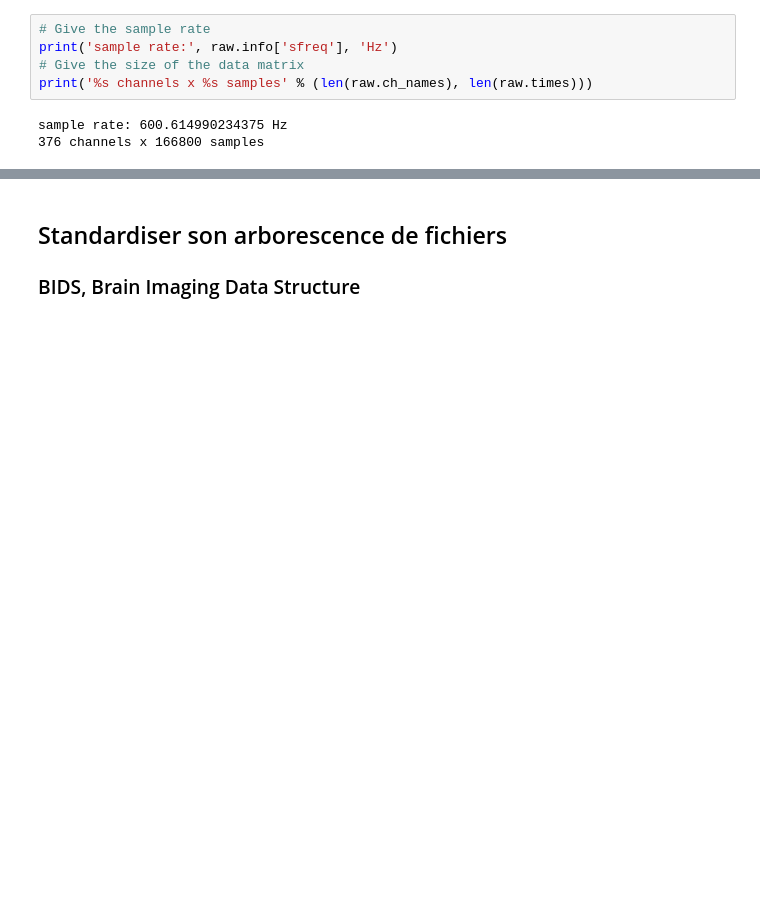
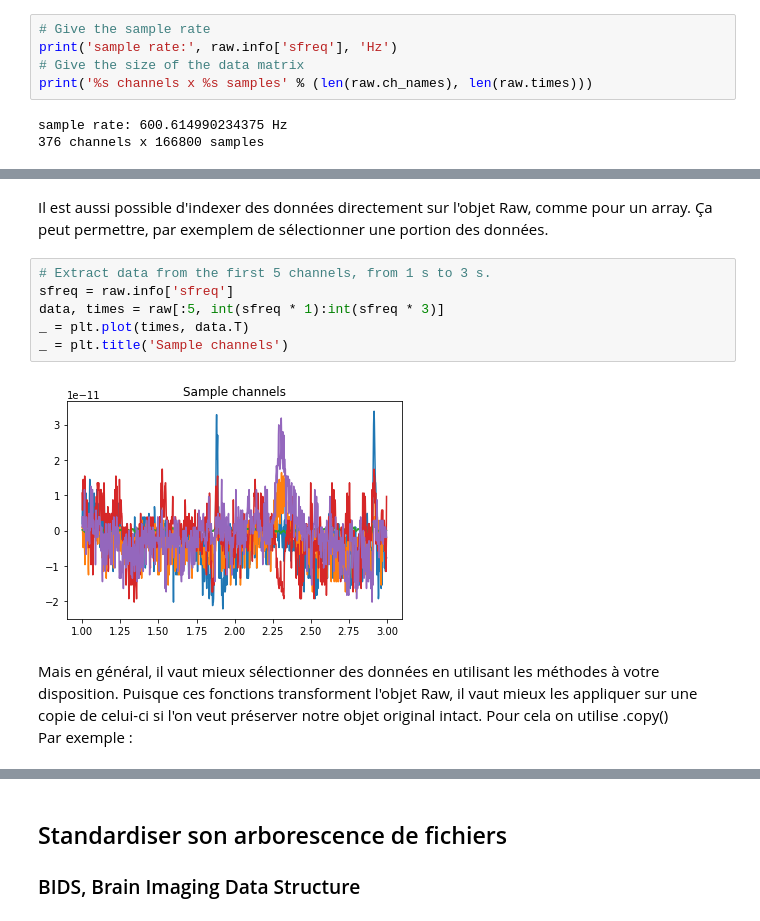
Before and after one commit to hyruuk/PSY2008A2021, a Jupyter notebook: AP1 - Manipulation de données électrophysiologiques dans MNE-Python.ipynb, the cells around one changed output, grey strips where cells are left out. Drawn from its saved outputs; the diff is of its cells as text; blank space fills up the shorter version.

```diff
--- a/AP1 - Manipulation de données électrophysiologiques dans MNE-Python.ipynb
+++ b/AP1 - Manipulation de données électrophysiologiques dans MNE-Python.ipynb
@@ -91,0 +134,13 @@ sample rate: 600.614990234375 Hz
+# %% [markdown]
+Il est aussi possible d'indexer des données directement sur l'objet Raw, comme pour un array. Ça peut permettre, par exemplem de sélectionner une portion des données.
+# %%
+# Extract data from the first 5 channels, from 1 s to 3 s.
+sfreq = raw.info['sfreq']
+data, times = raw[:5, int(sfreq * 1):int(sfreq * 3)]
+_ = plt.plot(times, data.T)
+_ = plt.title('Sample channels')
+# %% [output]
+[figure, added]
+# %% [markdown]
+Mais en général, il vaut mieux sélectionner des données en utilisant les méthodes à votre disposition. Puisque ces fonctions transforment l'objet Raw, il vaut mieux les appliquer sur une copie de celui-ci si l'on veut préserver notre objet original intact. Pour cela on utilise .copy()
+Par exemple :
```
Also changed, not shown: parts of 32 cells of this notebook.
